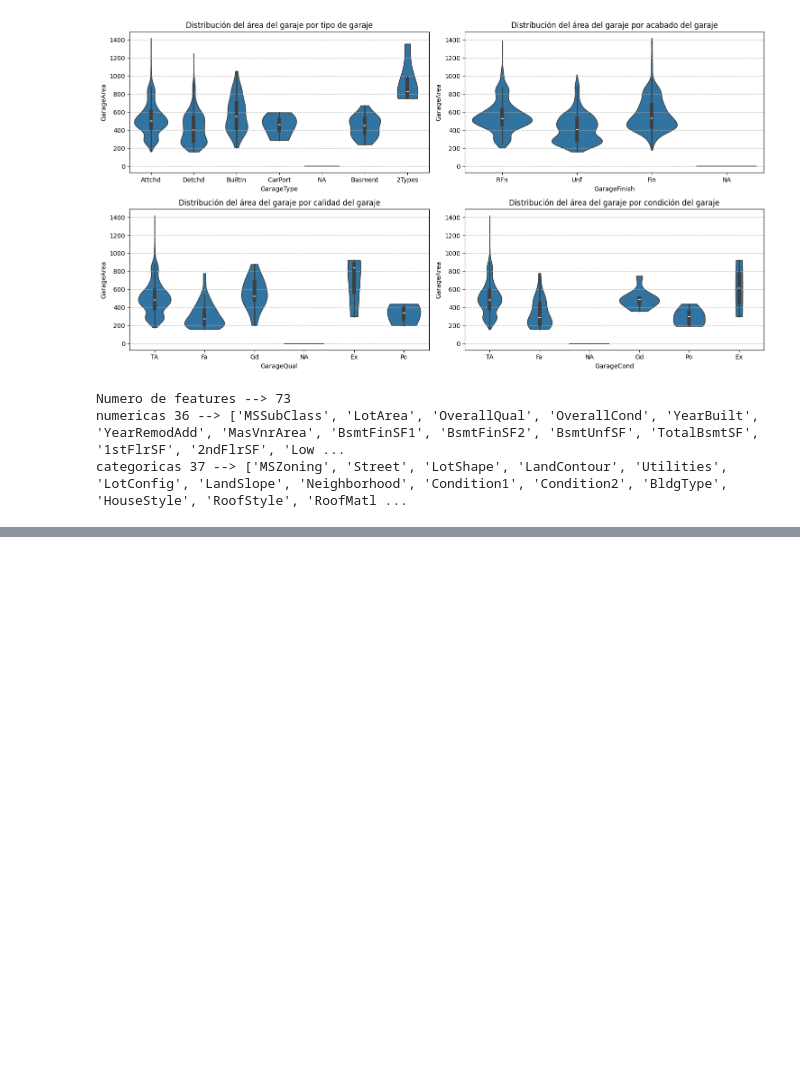
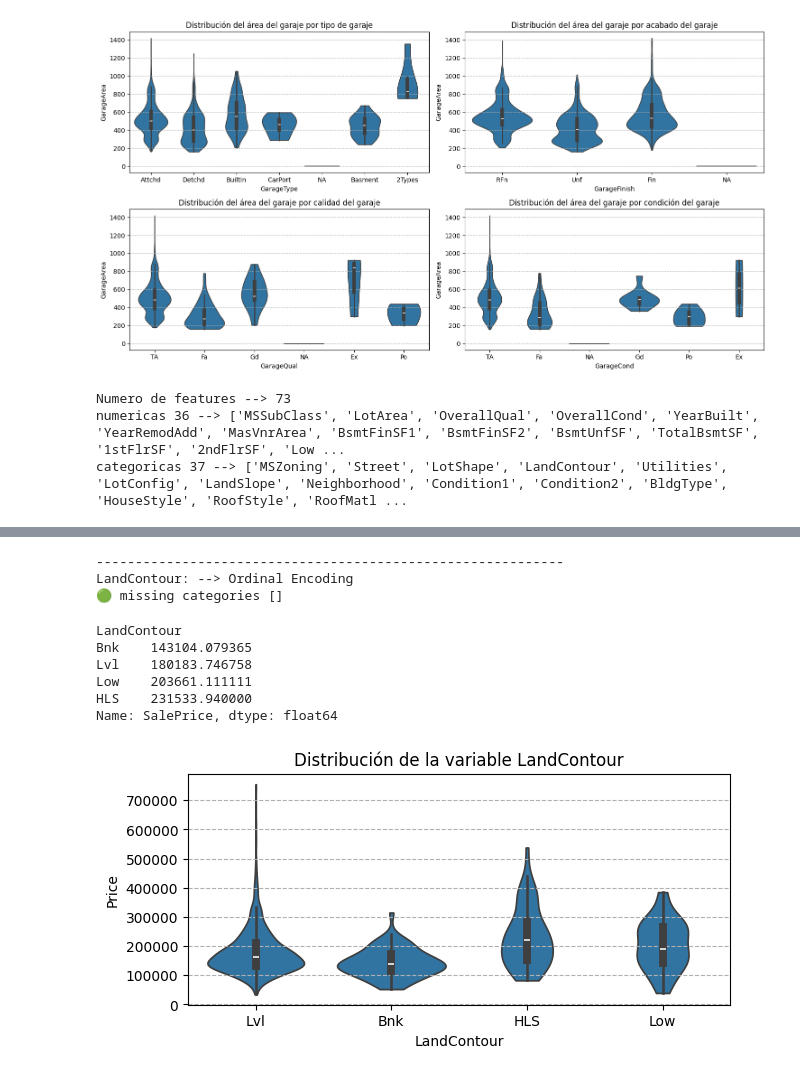
Before and after one commit to Albe036/ML-house-prices, a Jupyter notebook: notebooks/eda_01.ipynb, the cells around one changed output, grey strips where cells are left out. Cells and saved outputs as stored; diff of their text form; code cells hidden in the pictures; blank space fills up the shorter version.

```diff
--- a/notebooks/eda_01.ipynb
+++ b/notebooks/eda_01.ipynb
@@ -238,0 +305,34 @@ end!
+# %%
+#LandContour: Plano de la parcela.
+print('---'*20)
+print('LandContour: --> Ordinal Encoding')
+landcontour_cat_all = ['Lvl', 'Bnk', 'HLS', 'Low']
+landcontour_cat_train = df_train['LandContour'].unique().tolist()
+missing_cats = list(set(landcontour_cat_all) - set(landcontour_cat_train))
+print(f'{"🟢" if len(missing_cats) == 0 else "🔴"} missing categories {missing_cats}')
+#Se tiene un orden definido en las categorias
+#Pocas categorias
+#Visto que las categorias tienen un orden definido, se procede a hacer ordinal-encoding
+
+mean_price = df_train.groupby('LandContour')['SalePrice'].mean().sort_values()
+display(mean_price)
+
+plt.figure(figsize=(7,3))
+sns.violinplot(x='LandContour', y='SalePrice', data=df_train, order=landcontour_cat_all, cut=0)
+plt.title('Distribución de la variable LandContour')
+plt.xlabel('LandContour')
+plt.ylabel('Price')
+plt.grid(axis='y', linestyle='--');
+
+mapping_landcontour = {'Lvl': 0, 'Bnk': 1, 'HLS': 2, 'Low': 3}
+# %% [output]
+------------------------------------------------------------
+LandContour: --> Ordinal Encoding
+🟢 missing categories []
+LandContour
+Bnk    143104.079365
+Lvl    180183.746758
+Low    203661.111111
+HLS    231533.940000
+Name: SalePrice, dtype: float64
+[figure, added]
```
Also changed, not shown: parts of 4 cells of this notebook.
